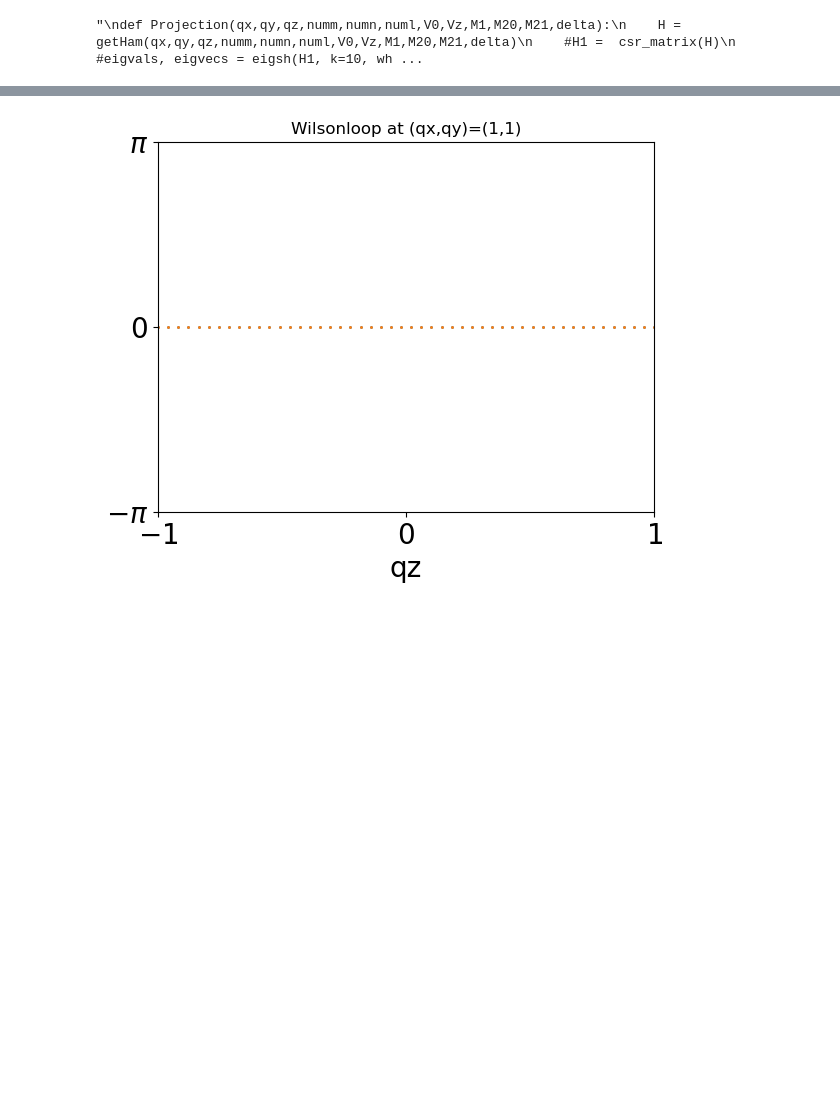
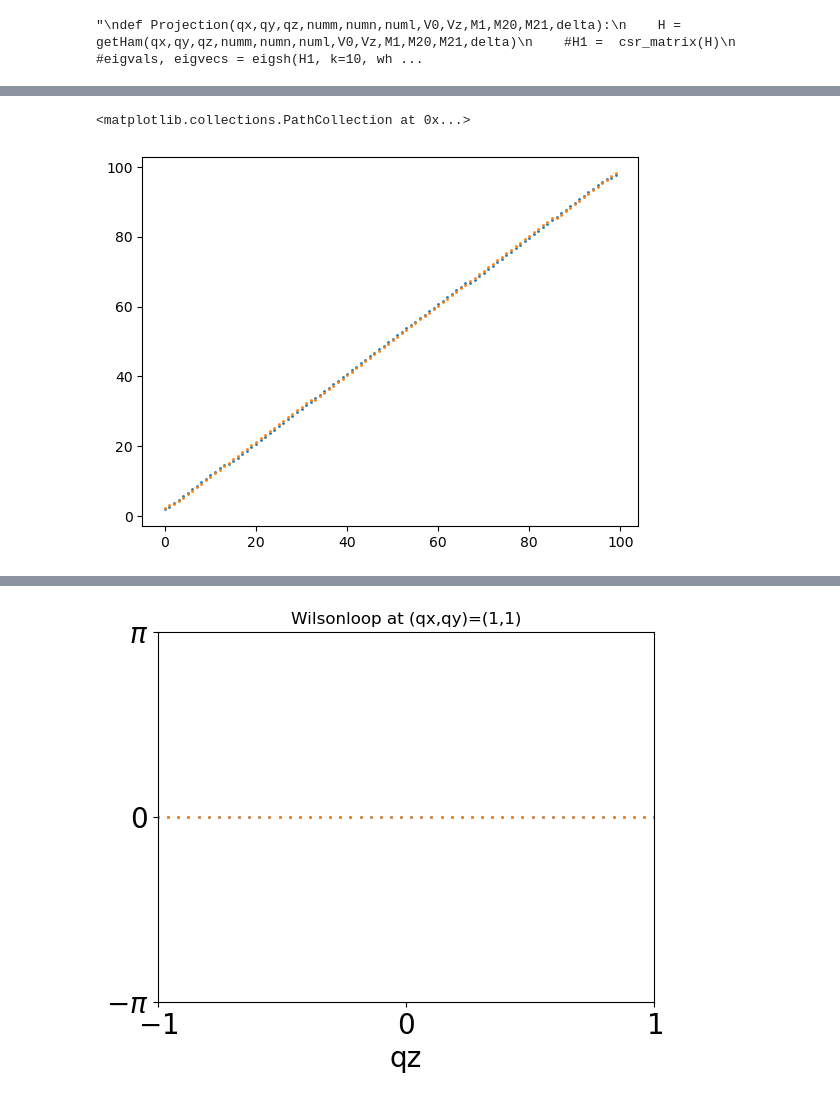
Before and after one commit to linxiaodong-lom/ChiralMagentEffect, a Jupyter notebook: PlanWaveExpand copy 2.ipynb, the cells around one changed output, grey strips where cells are left out. Cells and saved outputs as stored; diff of their text form; code cells hidden in the pictures; blank space fills up the shorter version.

```diff
--- a/PlanWaveExpand copy 2.ipynb
+++ b/PlanWaveExpand copy 2.ipynb
@@ -683,0 +897,15 @@ E1,V1 = np.linalg.eigh(Hdown)
+# %%
+Centerup = np.zeros(len(indicesup),dtype=complex)
+Centerdown = np.zeros(len(indicesup),dtype=complex)
+positon = np.kron(np.diag(z),np.eye(4))
+for i in np.arange(len(indicesup)):
+    Centerup[i] = (((Vup[:,indicesup[i]].reshape(len(Eup),1)).T.conjugate())@positon@Vup[:,indicesup[i]].reshape(len(Eup),1))[0][0]
+    Centerdown[i] = (((Vdown[:,indicesdown[i]].reshape(len(Edwon),1)).T.conjugate())@positon@Vdown[:,indicesup[i]].reshape(len(Eup),1))[0][0]
+indexVup = np.argsort(Centerup)
+plt.scatter(np.arange(len(Centerup)),Centerup[indexVup],s=1)
+
+indexVdown = np.argsort(Centerdown)
+plt.scatter(np.arange(len(Centerdown)),Centerdown[indexVdown],s=1)
+# %% [output]
+<matplotlib.collections.PathCollection at 0x...>
+[figure, added]
```
Also changed, not shown: parts of 11 cells of this notebook.
